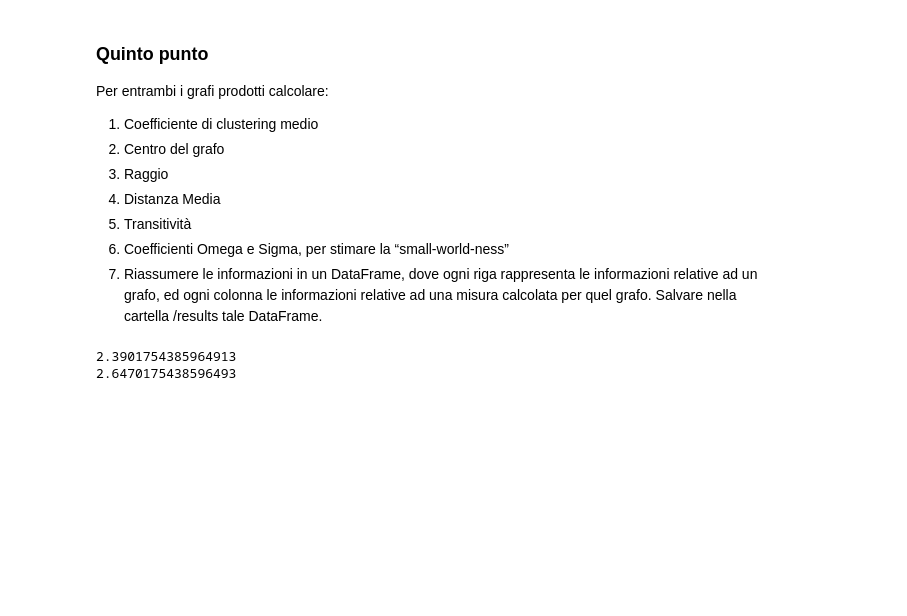
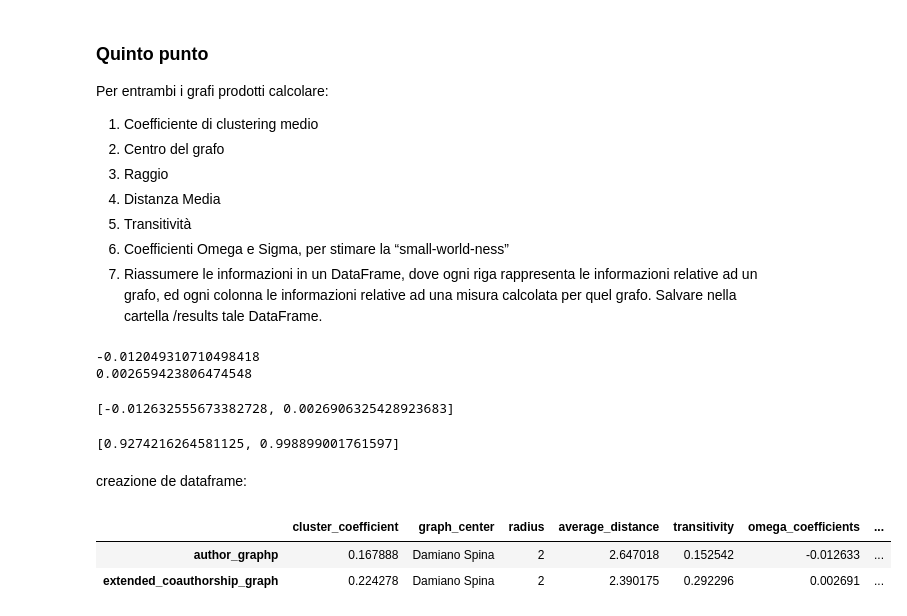
Before and after one commit to TakeOff30/AnalisiGrafoNetworkX, a Jupyter notebook: progetto1_social/progetto1.ipynb, the cells around one changed output. Cells and saved outputs as stored; diff of their text form; code cells hidden in the pictures; blank space fills up the shorter version.

```diff
--- a/progetto1_social/progetto1.ipynb
+++ b/progetto1_social/progetto1.ipynb
@@ -440,10 +440,46 @@ radius = [radius_original, radius_extended]
 average_distance_original = nx.average_shortest_path_length(author_graph)
 average_distance_extended = nx.average_shortest_path_length(extended_coauthorship_graph)
 average_distance = [average_distance_original, average_distance_extended]
-print(average_distance_extended)
-print(average_distance_original)
 
 #transitività
+transitivity_original = nx.transitivity(author_graph)
+transitivity_extended = nx.transitivity(extended_coauthorship_graph)
+transitivity = [transitivity_original,transitivity_extended]
 # %% [output]
-2.3901754385964913
-2.6470175438596493
+-0.012049310710498418
+0.002659423806474548
+# %%
+#Coefficienti Omega, per stimare la “small-world-ness”
+omega_original = nx.omega(author_graph)
+omega_extended = nx.omega(extended_coauthorship_graph)
+
+omega = [omega_original, omega_extended]
+print(omega)
+# %% [output]
+[-0.012632555673382728, 0.0026906325428923683]
+# %%
+#Coefficiente Sigma per stimare la "small-world-ness"
+sigma_original = nx.sigma(author_graph)
+sigma_extended = nx.sigma(extended_coauthorship_graph)
+
+sigma = [sigma_original, sigma_extended]
+print(sigma)
+# %% [output]
+[0.9274216264581125, 0.998899001761597]
+# %% [markdown]
+creazione de dataframe:
+# %%
+overall_measures = pd.DataFrame({
+    'cluster_coefficient': cluster_coefficient,
+    'graph_center':max_degree_centrality,
+    'radius':radius,
+    'average_distance':average_distance,
+    'transitivity':transitivity,
+    'omega_coefficients':omega,
+    'sigma_coefficients':sigma
+}, index=['author_graphp', 'extended_coauthorship_graph'])
+display(overall_measures)
+# %% [output]
+|  | cluster_coefficient | graph_center | radius | average_distance | transitivity | omega_coefficients | ... |
+| author_graphp | 0.167888 | Damiano Spina | 2 | 2.647018 | 0.152542 | -0.012633 | ... |
+| extended_coauthorship_graph | 0.224278 | Damiano Spina | 2 | 2.390175 | 0.292296 | 0.002691 | ... |
```
Also changed, not shown: parts of 8 cells of this notebook, 3 other files.
